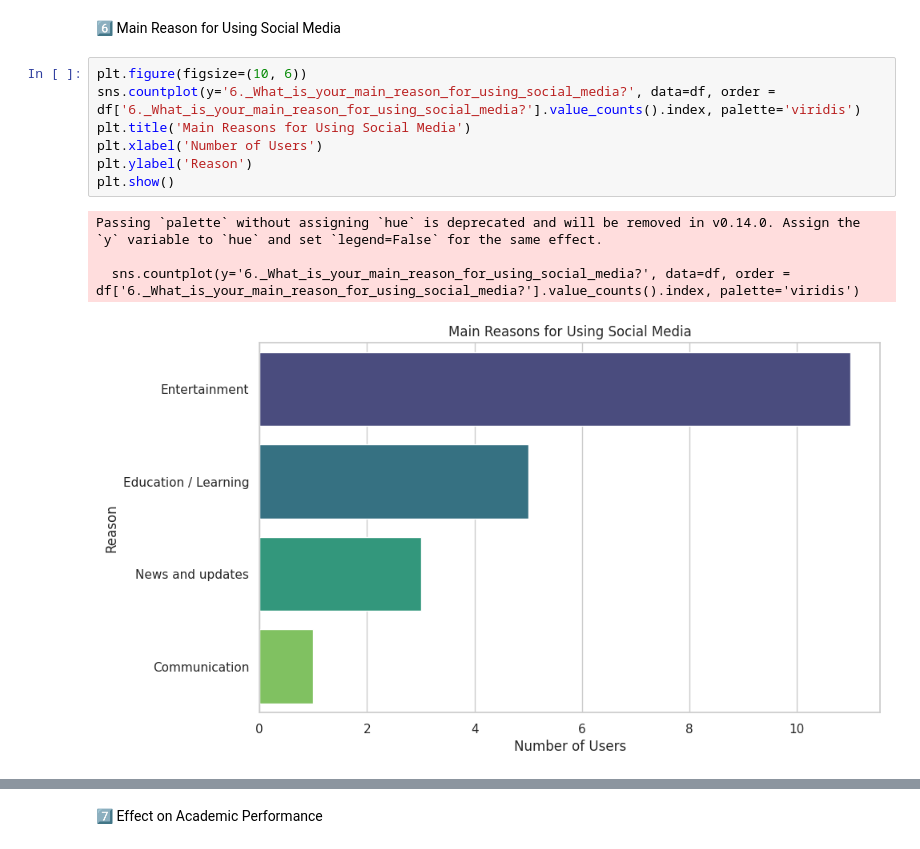
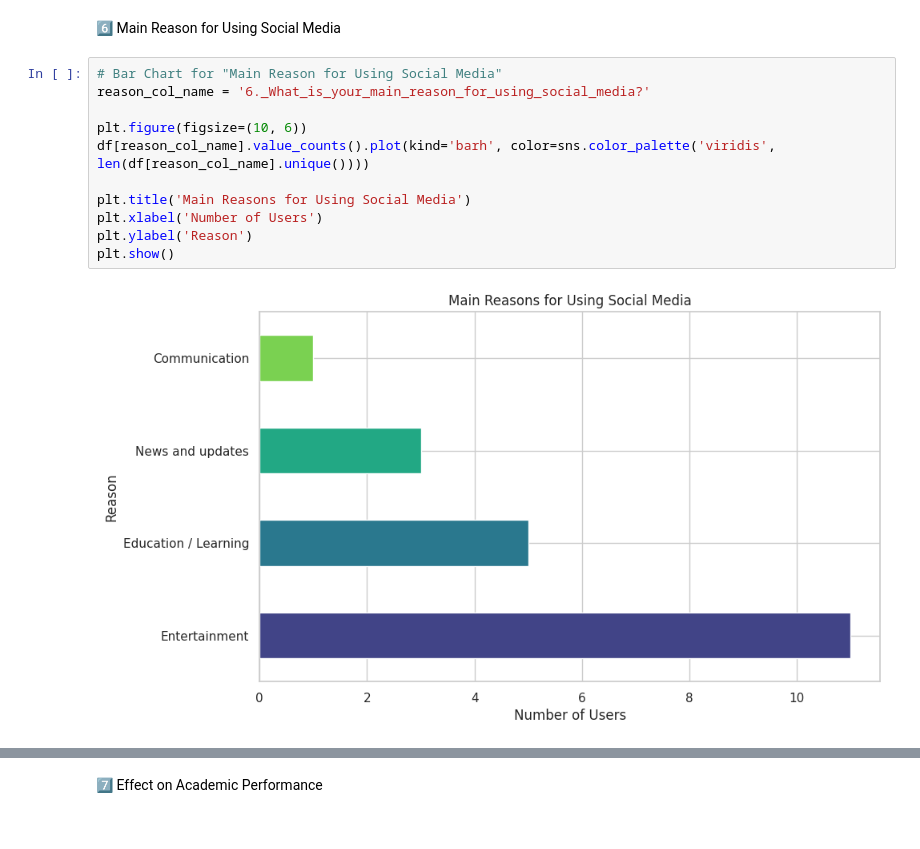
Before and after one commit to srini-vasu8438/-Cleaning-Data, a Jupyter notebook: Project1.ipynb, the cells around one changed output, grey strips where cells are left out. Drawn from its saved outputs; the diff is of its cells as text.

```diff
--- a/Project1.ipynb
+++ b/Project1.ipynb
@@ -125,14 +269,15 @@ Passing `palette` without assigning `hue` is deprecated and will be removed in v
 # %% [markdown]
 6️⃣ Main Reason for Using Social Media
 # %%
+# Bar Chart for "Main Reason for Using Social Media"
+reason_col_name = '6._What_is_your_main_reason_for_using_social_media?'
+
 plt.figure(figsize=(10, 6))
-sns.countplot(y='6._What_is_your_main_reason_for_using_social_media?', data=df, order = df['6._What_is_your_main_reason_for_using_social_media?'].value_counts().index, palette='viridis')
+df[reason_col_name].value_counts().plot(kind='barh', color=sns.color_palette('viridis', len(df[reason_col_name].unique())))
+
 plt.title('Main Reasons for Using Social Media')
 plt.xlabel('Number of Users')
 plt.ylabel('Reason')
 plt.show()
 # %% [output]
-Passing `palette` without assigning `hue` is deprecated and will be removed in v0.14.0. Assign the `y` variable to `hue` and set `legend=False` for the same effect.
-
-  sns.countplot(y='6._What_is_your_main_reason_for_using_social_media?', data=df, order = df['6._What_is_your_main_reason_for_using_social_media?'].value_counts().index, palette='viridis')
-[figure, old version]
+[figure, new version]
```
Also changed, not shown: parts of 26 cells of this notebook.
